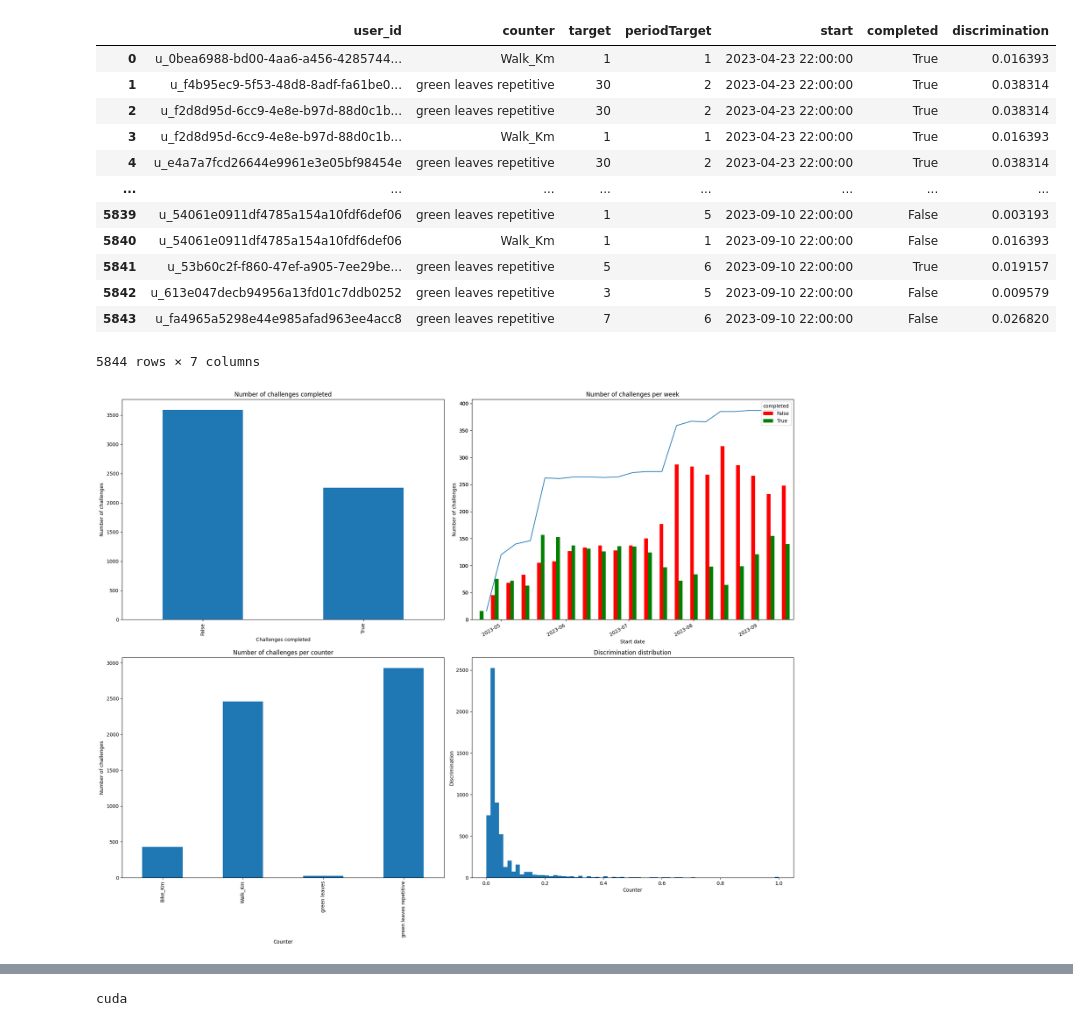
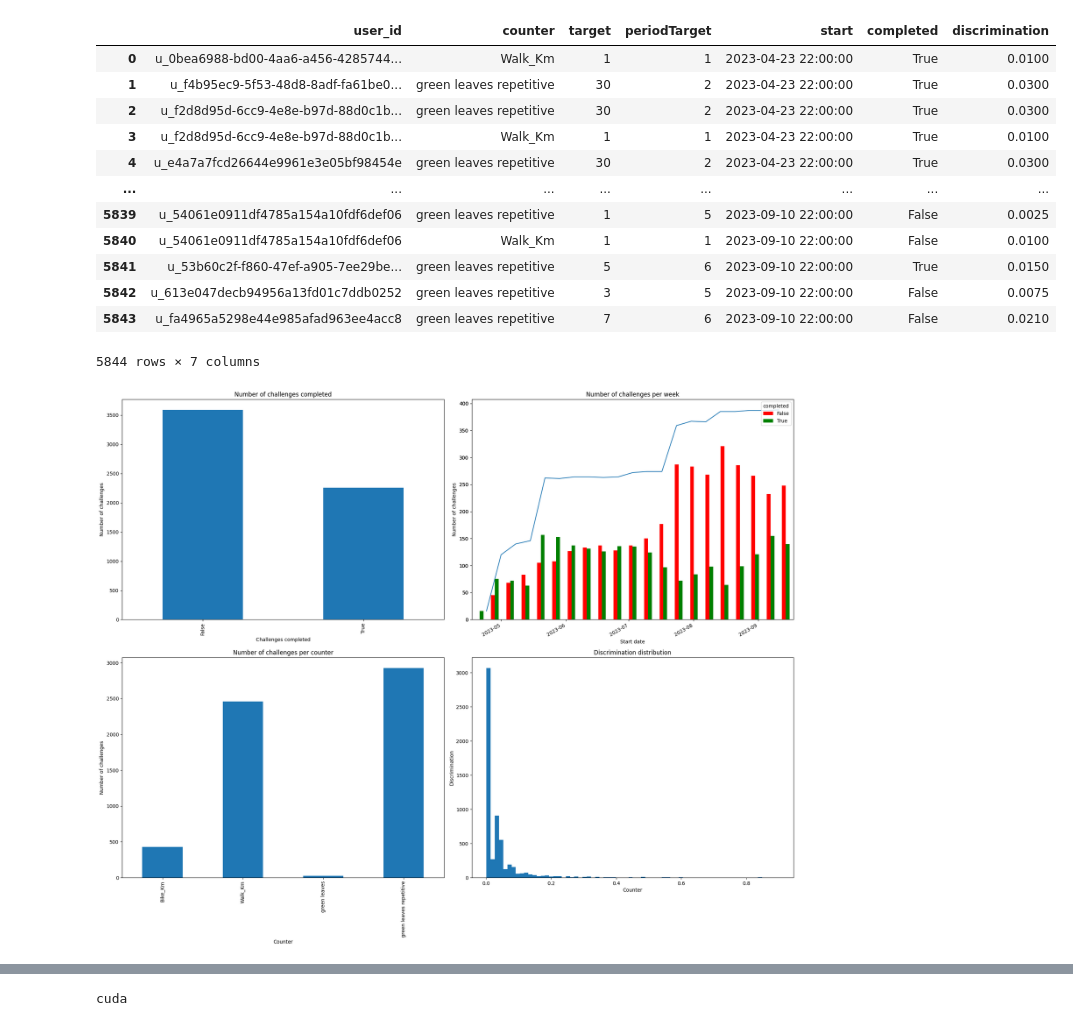
Before and after one commit to rik1599/playngo_challenge_generator, a Jupyter notebook: notebooks/Ferrara.ipynb, the cells around one changed output, grey strips where cells are left out. Drawn from its saved outputs; the diff is of its cells as text; code cells hidden in the pictures.

```diff
--- a/notebooks/Ferrara.ipynb
+++ b/notebooks/Ferrara.ipynb
@@ -8,45 +8,52 @@ data = [d for d in data if d['concept']['modelName'] != 'survey' and d['concept'
 filtered_data = [
     {
         'user_id': d['playerId'],
         'counter': d['concept']['fields']['counterName'],
         'target': int(d['concept']['fields']['target']),
         'periodTarget': d['concept']['fields']['periodTarget'],
         'start': d['concept']['start'],
         'completed': d['concept']['completed'],
     }
     for d in data
 ]
 
+MAX_VALUES = {
+    'Bike_Km': 250,
+    'Walk_Km': 100,
+    'green leaves': 2000,
+    'green leaves repetitive': 2000,
+}
+
 df = pd.DataFrame(filtered_data)
 df['start'] = pd.to_datetime(df['start'])
 
 df = df[df['start'] < '2023-09-17']
 df = df.groupby(['user_id', 'counter']).filter(lambda x: len(x) > 1)
 
 df['periodTarget'] = df['periodTarget'].fillna(1).astype(int)
 df['user_id'] = df['user_id'].astype('category')
 df['counter'] = df.apply(lambda x: f"{x['counter']} repetitive" if x['periodTarget'] > 1 else x['counter'], axis=1)
 df['counter'] = df['counter'].astype('category')
 
 df['discrimination'] = df['target'] * df['periodTarget']
-df['discrimination'] = df.groupby('counter', observed=False)['discrimination'].transform(lambda x: x / x.max())
+df['discrimination'] = df.groupby('counter', observed=False)['discrimination'].transform(lambda x: x / MAX_VALUES[x.name])
 
 df.sort_values('start', ascending=True, inplace=True, ignore_index=True)
 
 df
 # %% [output]
 |  | user_id | counter | target | periodTarget | start | completed | discrimination |
-| 0 | u_0bea6988-bd00-4aa6-a456-4285744... | Walk_Km | 1 | 1 | 2023-04-23 22:00:00 | True | 0.016393 |
-| 1 | u_f4b95ec9-5f53-48d8-8adf-fa61be0... | green leaves repetitive | 30 | 2 | 2023-04-23 22:00:00 | True | 0.038314 |
-| 2 | u_f2d8d95d-6cc9-4e8e-b97d-88d0c1b... | green leaves repetitive | 30 | 2 | 2023-04-23 22:00:00 | True | 0.038314 |
-| 3 | u_f2d8d95d-6cc9-4e8e-b97d-88d0c1b... | Walk_Km | 1 | 1 | 2023-04-23 22:00:00 | True | 0.016393 |
-| 4 | u_e4a7a7fcd26644e9961e3e05bf98454e | green leaves repetitive | 30 | 2 | 2023-04-23 22:00:00 | True | 0.038314 |
+| 0 | u_0bea6988-bd00-4aa6-a456-4285744... | Walk_Km | 1 | 1 | 2023-04-23 22:00:00 | True | 0.0100 |
+| 1 | u_f4b95ec9-5f53-48d8-8adf-fa61be0... | green leaves repetitive | 30 | 2 | 2023-04-23 22:00:00 | True | 0.0300 |
+| 2 | u_f2d8d95d-6cc9-4e8e-b97d-88d0c1b... | green leaves repetitive | 30 | 2 | 2023-04-23 22:00:00 | True | 0.0300 |
+| 3 | u_f2d8d95d-6cc9-4e8e-b97d-88d0c1b... | Walk_Km | 1 | 1 | 2023-04-23 22:00:00 | True | 0.0100 |
+| 4 | u_e4a7a7fcd26644e9961e3e05bf98454e | green leaves repetitive | 30 | 2 | 2023-04-23 22:00:00 | True | 0.0300 |
 | ... | ... | ... | ... | ... | ... | ... | ... |
-| 5839 | u_54061e0911df4785a154a10fdf6def06 | green leaves repetitive | 1 | 5 | 2023-09-10 22:00:00 | False | 0.003193 |
-| 5840 | u_54061e0911df4785a154a10fdf6def06 | Walk_Km | 1 | 1 | 2023-09-10 22:00:00 | False | 0.016393 |
-| 5841 | u_53b60c2f-f860-47ef-a905-7ee29be... | green leaves repetitive | 5 | 6 | 2023-09-10 22:00:00 | True | 0.019157 |
-| 5842 | u_613e047decb94956a13fd01c7ddb0252 | green leaves repetitive | 3 | 5 | 2023-09-10 22:00:00 | False | 0.009579 |
-| 5843 | u_fa4965a5298e44e985afad963ee4acc8 | green leaves repetitive | 7 | 6 | 2023-09-10 22:00:00 | False | 0.026820 |
+| 5839 | u_54061e0911df4785a154a10fdf6def06 | green leaves repetitive | 1 | 5 | 2023-09-10 22:00:00 | False | 0.0025 |
+| 5840 | u_54061e0911df4785a154a10fdf6def06 | Walk_Km | 1 | 1 | 2023-09-10 22:00:00 | False | 0.0100 |
+| 5841 | u_53b60c2f-f860-47ef-a905-7ee29be... | green leaves repetitive | 5 | 6 | 2023-09-10 22:00:00 | True | 0.0150 |
+| 5842 | u_613e047decb94956a13fd01c7ddb0252 | green leaves repetitive | 3 | 5 | 2023-09-10 22:00:00 | False | 0.0075 |
+| 5843 | u_fa4965a5298e44e985afad963ee4acc8 | green leaves repetitive | 7 | 6 | 2023-09-10 22:00:00 | False | 0.0210 |
 5844 rows × 7 columns
 # %%
 import matplotlib.pyplot as plt
@@ -82,7 +89,7 @@ axs[1, 1].set_ylabel('Discrimination')
 plt.tight_layout()
 plt.show()
 # %% [output]
-[figure, old version]
+[figure, new version]
 # %%
 dataset = pd.DataFrame({
     'user_id': df['user_id'].cat.codes,
```
Also changed, not shown: parts of 7 cells of this notebook, 2 other files.
